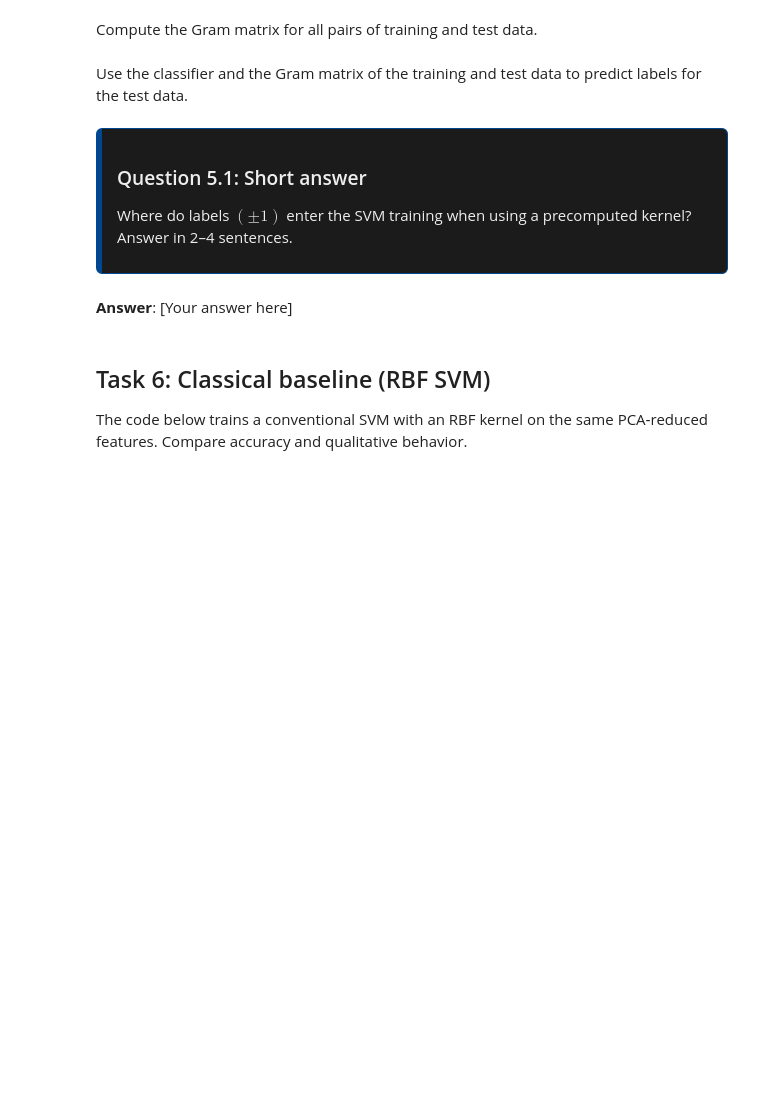
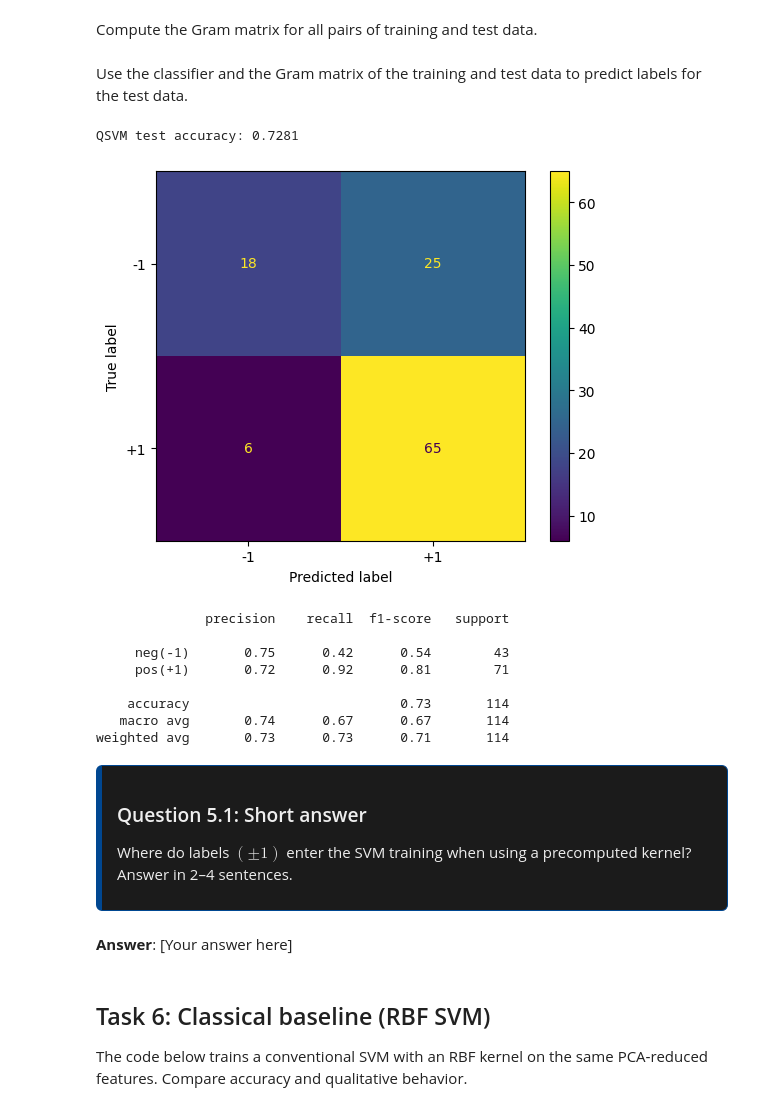
Before and after one commit to ScottMcHaffie/DD2368_assignments, a Jupyter notebook: assignment2/assignment2_scott.ipynb, the cells around one changed output. Drawn from its saved outputs; the diff is of its cells as text; code cells hidden in the pictures; blank space fills up the shorter version.

```diff
--- a/assignment2/assignment2_scott.ipynb
+++ b/assignment2/assignment2_scott.ipynb
@@ -219,10 +249,11 @@ Use the Gram matrix to train the data.
 # %%
 K_tr = np.loadtxt("K_tr.mpy")
 
-C = 1.0  # Hyper parameter you may tune
+C = 0.9  # Hyper parameter you may tune
 clf = SVC(kernel="precomputed", C=C)
 
 # -----YOUR CODE HERE-----
 # Fit the classifier to the training data
+clf.fit(X=K_tr, y=y_tr)
 
 # ---YOUR CODE ENDS HERE---
@@ -238,15 +272,26 @@ Use the classifier and the Gram matrix of the training and test data to predict
 # %%
 K_te_tr = np.loadtxt("K_te_tr.mpy")
 
 # -----YOUR CODE HERE-----
-y_pred =
-acc =
+y_pred = clf.predict(X=K_te_tr)
+acc = accuracy_score(y_true=y_te, y_pred=y_pred)
 # ---YOUR CODE ENDS HERE---
 
 print(f"QSVM test accuracy: {acc:.4f}")
 cm = confusion_matrix(y_te, y_pred, labels=[-1,+1])
 ConfusionMatrixDisplay(cm, display_labels=["-1","+1"]).plot(values_format="d"); plt.show()
 print(classification_report(y_te, y_pred, target_names=["neg(-1)","pos(+1)"]))
+# %% [output]
+QSVM test accuracy: 0.7281
+[figure, added]
+              precision    recall  f1-score   support
+
+     neg(-1)       0.75      0.42      0.54        43
+     pos(+1)       0.72      0.92      0.81        71
+
+    accuracy                           0.73       114
+   macro avg       0.74      0.67      0.67       114
+weighted avg       0.73      0.73      0.71       114
 # %% [markdown]
 <div style="max-width: 1200px; margin: auto; border: 1px solid #004791; border-left: 6px solid #004791; border-radius: 6px; padding: 0.8em 1em; background-color: #1b1b1bff; color: #eee;">
 
```
Also changed, not shown: parts of 11 cells of this notebook, 2 other files.
